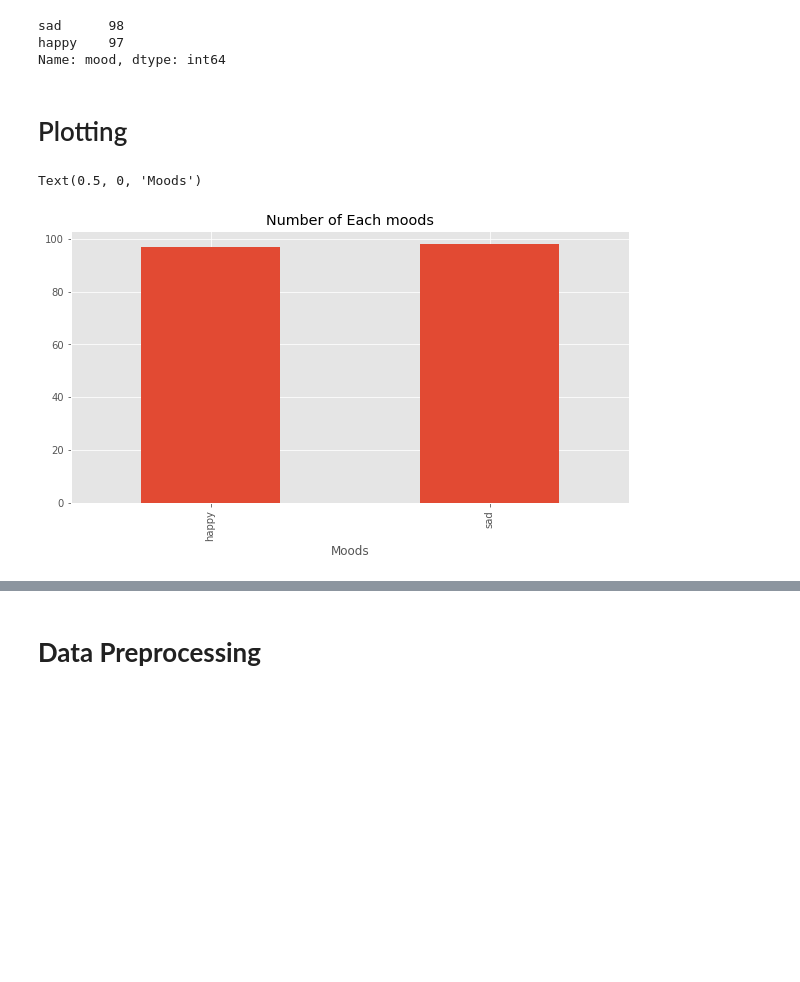
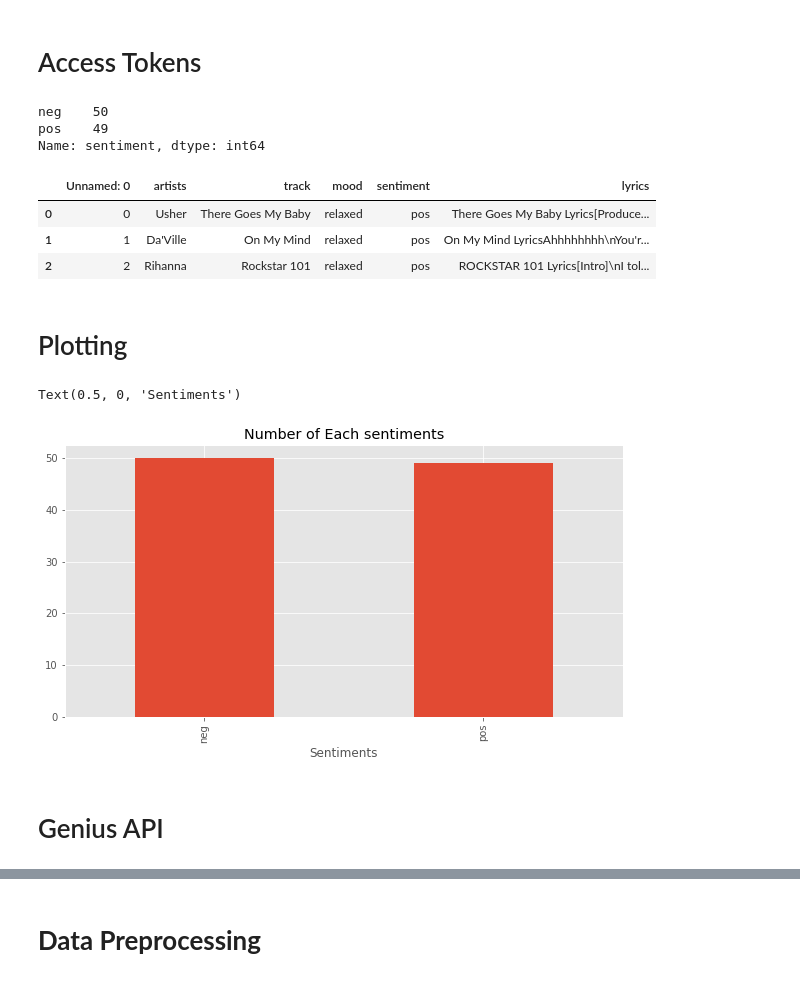
Before and after one commit to yaksh1/SentimentAnalysisOfPlaylist, a Jupyter notebook: main.ipynb, the cells around one changed output, grey strips where cells are left out. Drawn from its saved outputs; the diff is of its cells as text; code cells hidden in the pictures; blank space fills up the shorter version.

```diff
--- a/main.ipynb
+++ b/main.ipynb
@@ -10,4 +11,6 @@ import seaborn as sns
 plt.style.use('ggplot')
+# %% [markdown]
+# Access Tokens
 # %%
 spotipy_client_id = 'c3e43077142f4e7bb70601747bd1f0d2'
 spotipy_client_secret = '925f7025c8e6420f9be665401784c0f6'
@@ -18,14 +19,27 @@ df = pd.read_csv('csv_files/happy_sad.csv')
+# %%
+df = pd.read_excel('music.xlsx')
 # %%
-df['mood'].value_counts()
+df['sentiment'].value_counts()
 # %% [output]
-sad      98
-happy    97
-Name: mood, dtype: int64
+neg    50
+pos    49
+Name: sentiment, dtype: int64
+# %%
+df.head(3)
+# %% [output]
+|  | Unnamed: 0 | artists | track | mood | sentiment | lyrics |
+| 0 | 0 | Usher | There Goes My Baby | relaxed | pos | There Goes My Baby Lyrics[Produce... |
+| 1 | 1 | Da'Ville | On My Mind | relaxed | pos | On My Mind LyricsAhhhhhhhh\nYou'r... |
+| 2 | 2 | Rihanna | Rockstar 101 | relaxed | pos | ROCKSTAR 101 Lyrics[Intro]\nI tol... |
+# %%
+df=df[['artists','track','sentiment']]
 # %% [markdown]
 # Plotting
 # %%
-graph = df['mood'].value_counts().sort_index().plot(kind='bar',title='Number of Each moods',figsize=(10,5))
-graph.set_xlabel('Moods')
+graph = df['sentiment'].value_counts().sort_index().plot(kind='bar',title='Number of Each sentiments',figsize=(10,5))
+graph.set_xlabel('Sentiments')
 # %% [output]
-Text(0.5, 0, 'Moods')
+Text(0.5, 0, 'Sentiments')
-[figure, old version]
+[figure, new version]
+# %% [markdown]
+# Genius API
```
Also changed, not shown: parts of 49 cells of this notebook.
